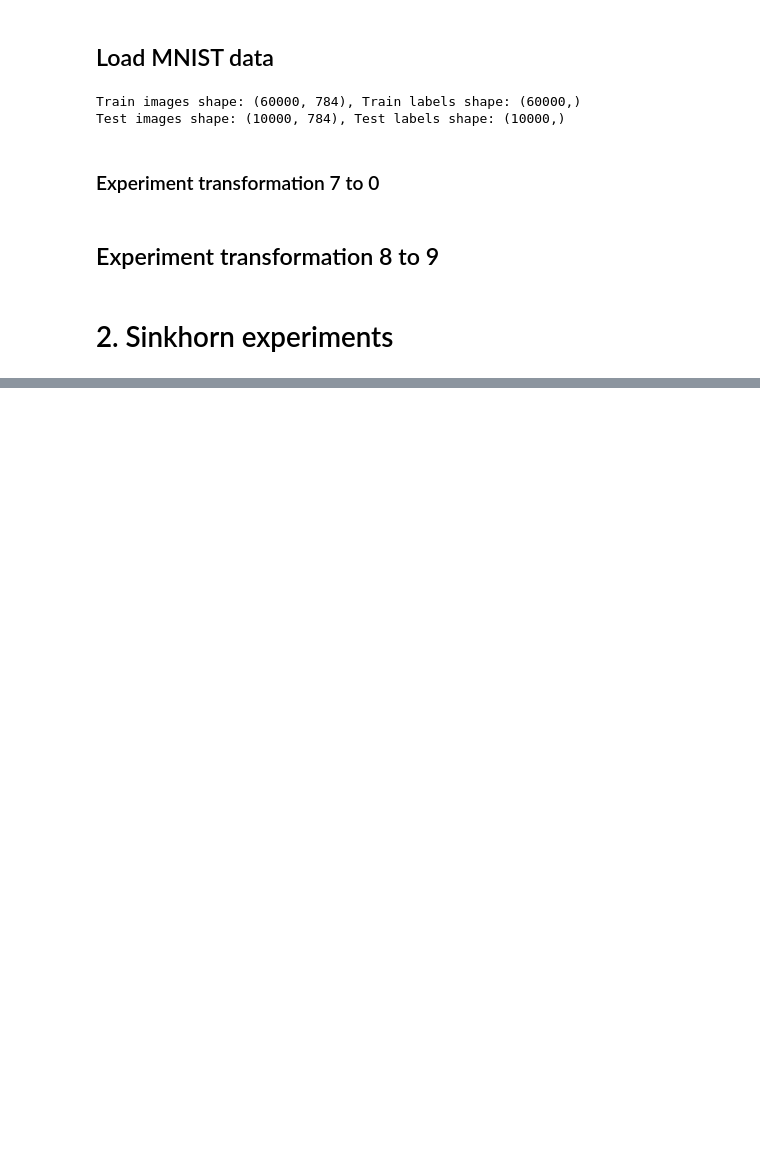
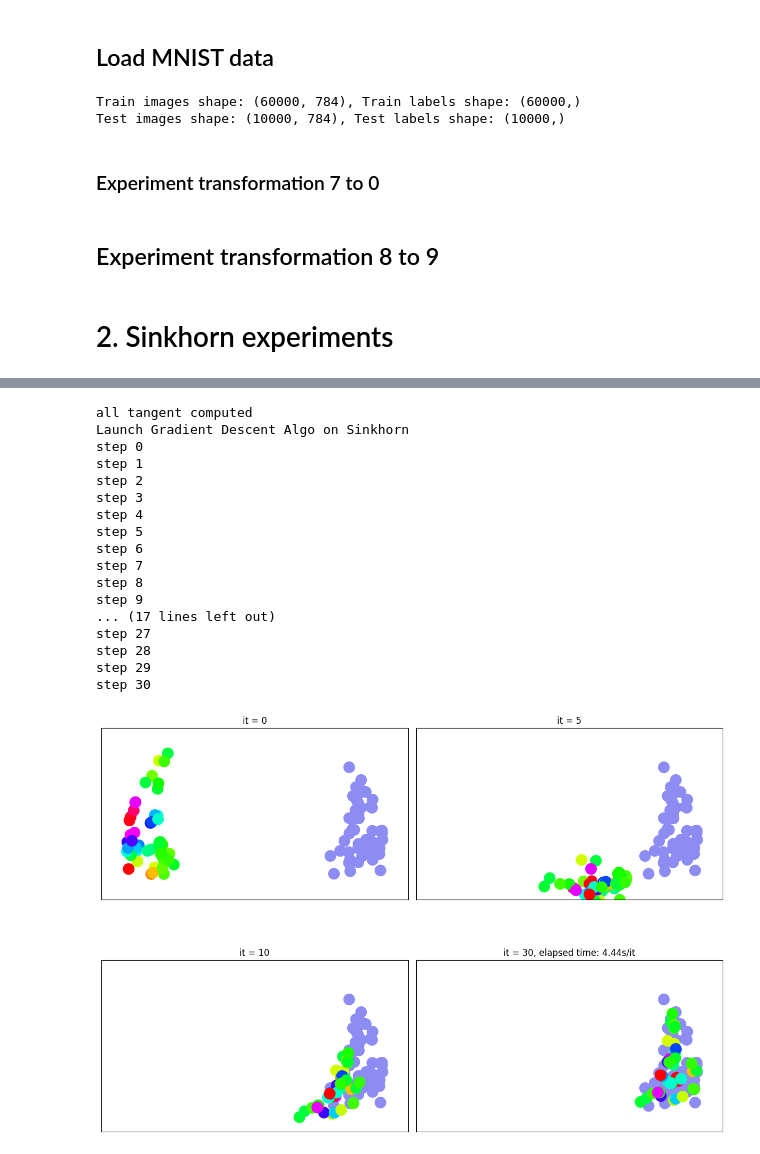
Before and after one commit to kerrianlc/Sinkhorn, a Jupyter notebook: plots.ipynb, the cells around one changed output, grey strips where cells are left out. Drawn from its saved outputs; the diff is of its cells as text; code cells hidden in the pictures; blank space fills up the shorter version.

```diff
--- a/plots.ipynb
+++ b/plots.ipynb
@@ -288,0 +333,23 @@ step 30
+# %%
+print("all tangent computed")
+cost_batched = BatchingCostModule(cost)
+gradient_descent2D(SamplesLoss("sinkhorn", p=2, blur=0.1, cost=cost_batched), start_pts, goal_pts, verbose=True, lr=0.1, display_its=[0,5,10,20])
+# %% [output]
+all tangent computed
+Launch Gradient Descent Algo on Sinkhorn
+step 0
+step 1
+step 2
+step 3
+step 4
+step 5
+step 6
+step 7
+step 8
+step 9
+... (17 lines left out)
+step 27
+step 28
+step 29
+step 30
+[figure, added]
```
Also changed, not shown: parts of 11 cells of this notebook, 4 other files.
